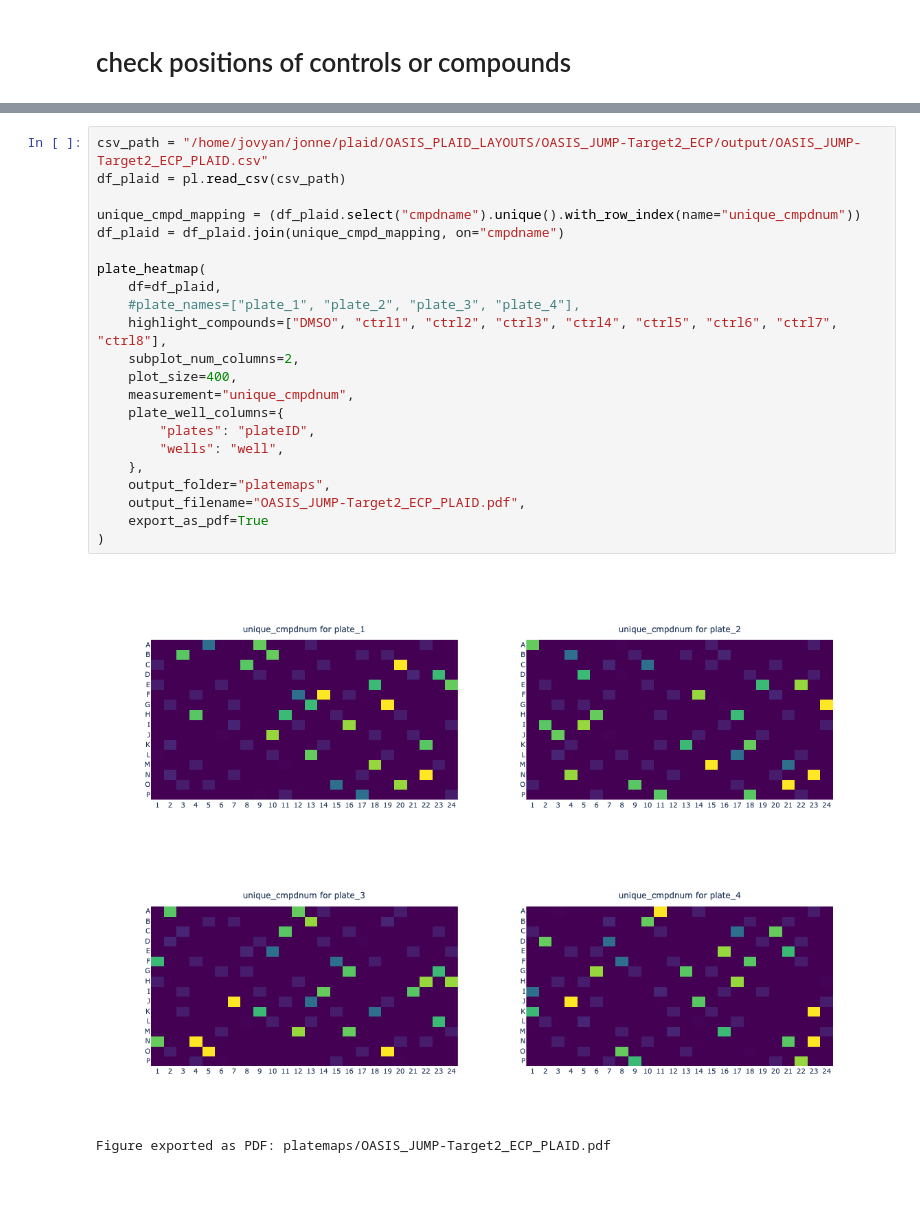
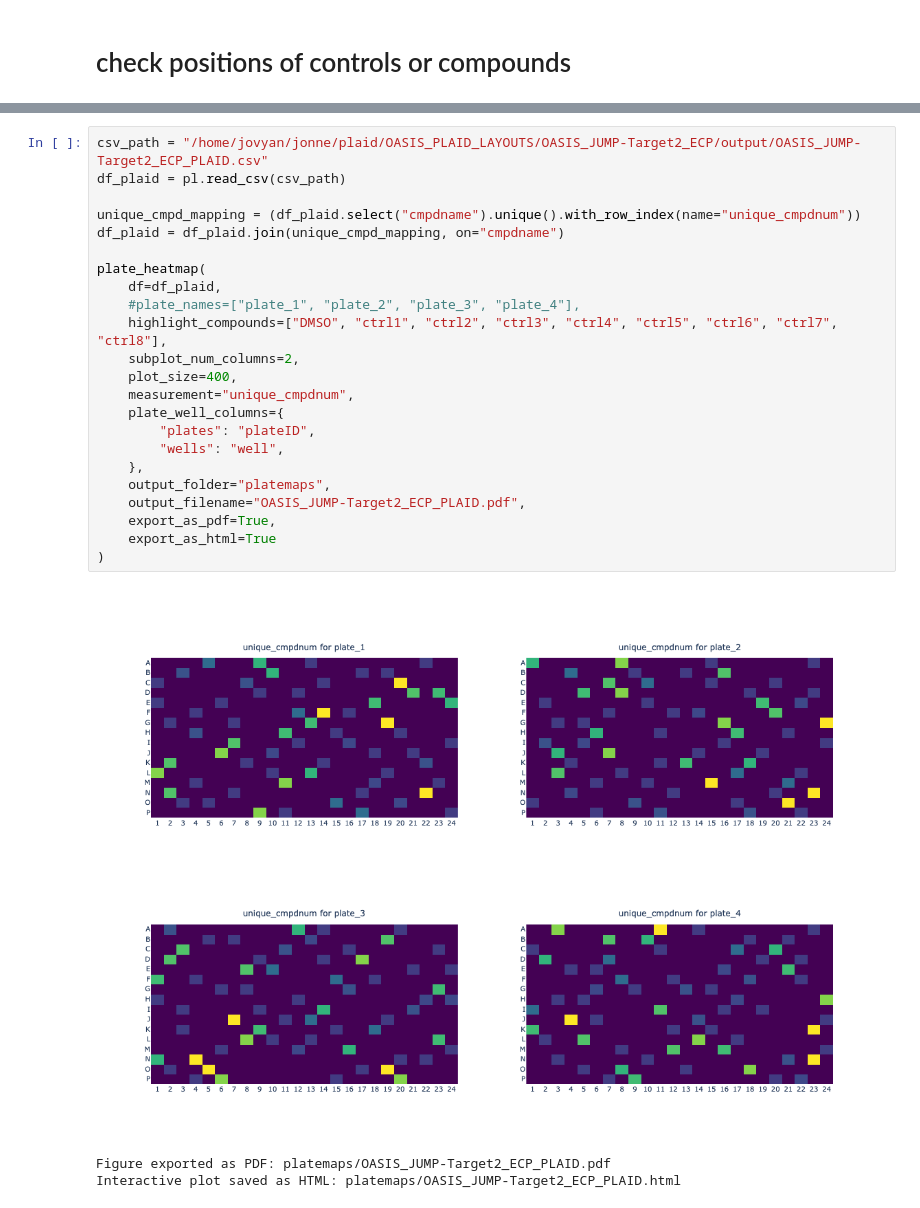
Before and after one commit to jonrie/PLAID_OASIS, a Jupyter notebook: inspect_plaid_layouts.ipynb, the cells around one changed output, grey strips where cells are left out. Saved outputs shown, nothing was run; the diff lists cells and outputs as text.

```diff
--- a/inspect_plaid_layouts.ipynb
+++ b/inspect_plaid_layouts.ipynb
@@ -339,25 +331,27 @@ Figure exported as PDF: platemaps/OASIS_DILI_ECP_PLAID.pdf
 # %%
 csv_path = "/home/jovyan/jonne/plaid/OASIS_PLAID_LAYOUTS/OASIS_JUMP-Target2_ECP/output/OASIS_JUMP-Target2_ECP_PLAID.csv"
 df_plaid = pl.read_csv(csv_path)
 
 unique_cmpd_mapping = (df_plaid.select("cmpdname").unique().with_row_index(name="unique_cmpdnum"))
 df_plaid = df_plaid.join(unique_cmpd_mapping, on="cmpdname")
 
 plate_heatmap(
     df=df_plaid,
     #plate_names=["plate_1", "plate_2", "plate_3", "plate_4"],
     highlight_compounds=["DMSO", "ctrl1", "ctrl2", "ctrl3", "ctrl4", "ctrl5", "ctrl6", "ctrl7", "ctrl8"],
     subplot_num_columns=2,
     plot_size=400,
     measurement="unique_cmpdnum",
     plate_well_columns={
         "plates": "plateID",
         "wells": "well",
     },
     output_folder="platemaps",
     output_filename="OASIS_JUMP-Target2_ECP_PLAID.pdf",
-    export_as_pdf=True
+    export_as_pdf=True,
+    export_as_html=True
 )
 # %% [output]
-[figure, old version]
+[figure, new version]
 Figure exported as PDF: platemaps/OASIS_JUMP-Target2_ECP_PLAID.pdf
+Interactive plot saved as HTML: platemaps/OASIS_JUMP-Target2_ECP_PLAID.html
```
Also changed, not shown: parts of 2 cells of this notebook, 4 other files.
